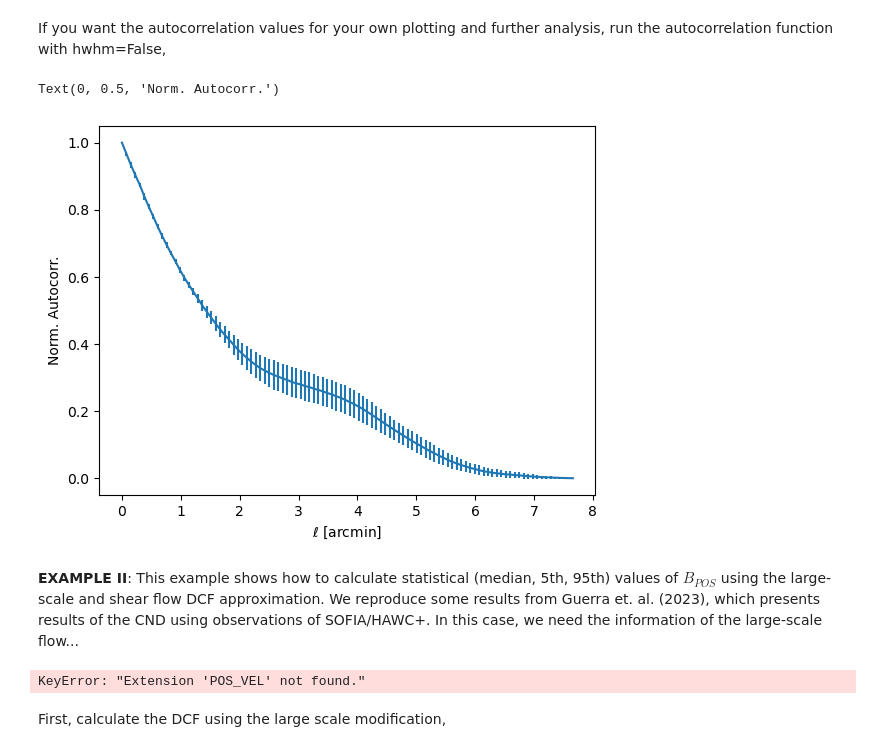
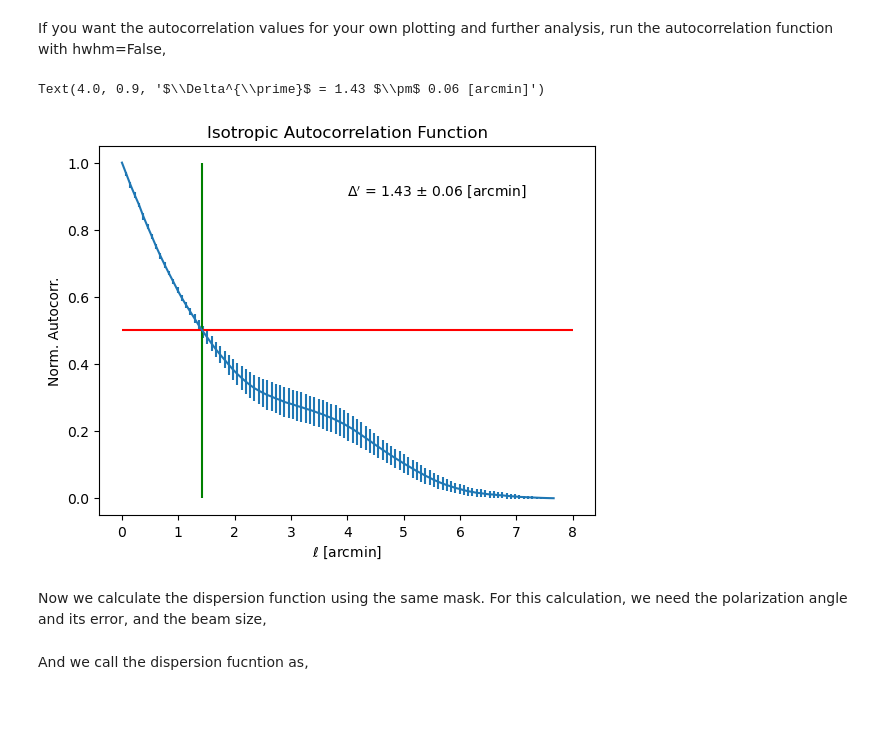
Before and after one commit to jorgueagui/polBpy, a Jupyter notebook: tutorials/polBpy_Tutorial_III.ipynb, the cells around one changed output. Saved outputs shown, nothing was run; the diff lists cells and outputs as text; code cells hidden in the pictures; blank space fills up the shorter version.

```diff
--- a/tutorials/polBpy_Tutorial_III.ipynb
+++ b/tutorials/polBpy_Tutorial_III.ipynb
@@ -101,26 +101,27 @@ Delta' = 1.43 +/- 0.06 [arcmin]
 # %% [markdown]
 If you want the autocorrelation values for your own plotting and further analysis, run the autocorrelation function with hwhm=False,
 # %%
-res = dispersion.autocorrelation(p_flux,p_flux_err,pixsize=pixel_size,mask=mask,plots=False,hwhm=False)
+res1 = dispersion.autocorrelation(p_flux,p_flux_err,pixsize=pixel_size,mask=mask,plots=False,hwhm=False)
 # %%
-lvals = res[2]/60. # in arcmin
-autocorr = res[0] #
-autocorr_err = res[1]
+lvals = res1[2]/60. # in arcmin
+autocorr = res1[0] #
+autocorr_err = res1[1]
 plt.errorbar(lvals,autocorr,yerr=autocorr_err)
 plt.xlabel(r'$\ell$ [arcmin]')
 plt.ylabel('Norm. Autocorr.')
+plt.title('Isotropic Autocorrelation Function')
+plt.hlines(0.5,0,8,color='red')
+plt.vlines(res[0],0,1,color='green')
+plt.text(4.,0.9,r'$\Delta^{\prime}$ = %2.2f $\pm$ %2.2f [arcmin]'%(res[0],res[1]))
 # %% [output]
-Text(0, 0.5, 'Norm. Autocorr.')
+Text(4.0, 0.9, '$\\Delta^{\\prime}$ = 1.43 $\\pm$ 0.06 [arcmin]')
-[figure, old version]
+[figure, new version]
 # %% [markdown]
-**EXAMPLE II**: This example shows how to calculate statistical (median, 5th, 95th) values of $B_{POS}$
-  using the large-scale and shear flow DCF approximation. We reproduce some results from Guerra et. al. (2023), which presents results of the CND using observations of SOFIA/HAWC+.
-In this case, we need the information of the large-scale flow...
+Now we calculate the dispersion function using the same mask. For this calculation, we need the polarization angle and its error, and the beam size,
 # %%
-ls_flow = data['POS_VEL'].data # km/s
-ls_flow_err = data['POS_VEL_ERROR'].data # km/s
+angles = data['ROTATED POL ANGLE'].data # km/s
+angles_err = data['ERROR POL ANGLE'].data # km/s
+beam_s = 4*pixel_size # FWHM value of the beam
-# %% [output]
-KeyError: "Extension 'POS_VEL' not found."
 # %% [markdown]
-First, calculate the DCF using the large scale modification,
+And we call the dispersion fucntion as,
 # %%
```
Also changed, not shown: parts of 18 cells of this notebook, 4 other files.
